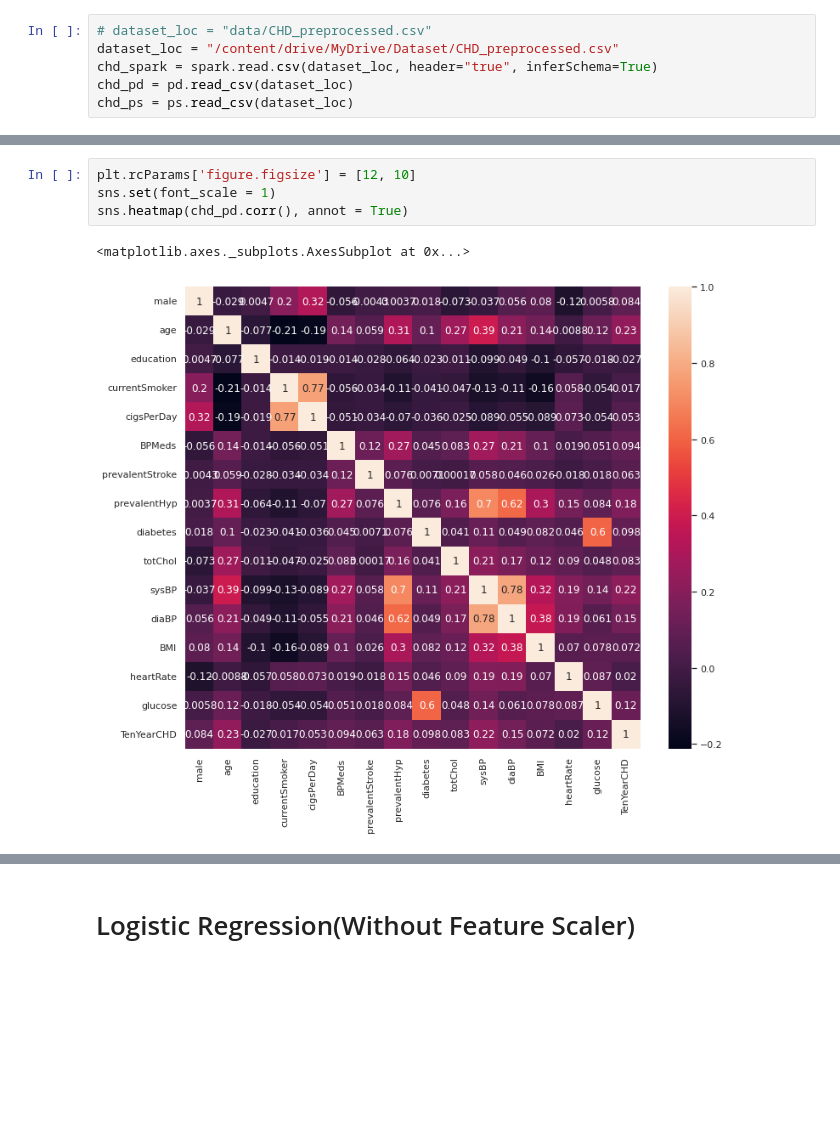
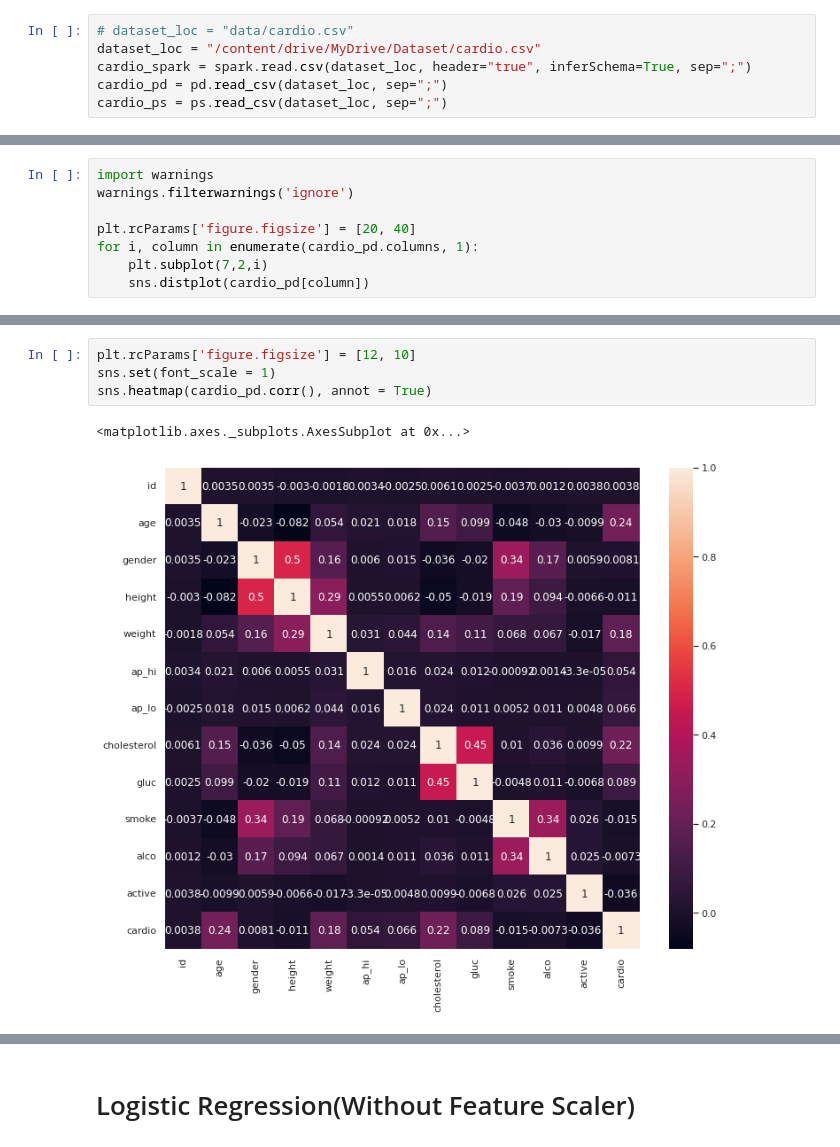
Before and after one commit to skamranh/big-data-final, a Jupyter notebook: Cardio.ipynb, the cells around one changed output, grey strips where cells are left out. Saved outputs shown, nothing was run; the diff lists cells and outputs as text; blank space fills up the shorter version.

```diff
--- a/Cardio.ipynb
+++ b/Cardio.ipynb
@@ -32,6 +64,6 @@ Drive already mounted at /content/drive; to attempt to forcibly remount, call dr
 # %%
-# dataset_loc = "data/CHD_preprocessed.csv"
-dataset_loc = "/content/drive/MyDrive/Dataset/CHD_preprocessed.csv"
-chd_spark = spark.read.csv(dataset_loc, header="true", inferSchema=True)
-chd_pd = pd.read_csv(dataset_loc)
-chd_ps = ps.read_csv(dataset_loc)
+# dataset_loc = "data/cardio.csv"
+dataset_loc = "/content/drive/MyDrive/Dataset/cardio.csv"
+cardio_spark = spark.read.csv(dataset_loc, header="true", inferSchema=True, sep=";")
+cardio_pd = pd.read_csv(dataset_loc, sep=";")
+cardio_ps = ps.read_csv(dataset_loc, sep=";")
@@ -74,0 +146,8 @@ dtypes: float64(8), int32(8)
+# %%
+import warnings
+warnings.filterwarnings('ignore')
+
+plt.rcParams['figure.figsize'] = [20, 40]
+for i, column in enumerate(cardio_pd.columns, 1):
+    plt.subplot(7,2,i)
+    sns.distplot(cardio_pd[column])
@@ -75,7 +162,7 @@ dtypes: float64(8), int32(8)
 # %%
 plt.rcParams['figure.figsize'] = [12, 10]
 sns.set(font_scale = 1)
-sns.heatmap(chd_pd.corr(), annot = True)
+sns.heatmap(cardio_pd.corr(), annot = True)
 # %% [output]
 <matplotlib.axes._subplots.AxesSubplot at 0x...>
-[figure, old version]
+[figure, new version]
```
Also changed, not shown: parts of 21 cells of this notebook.
